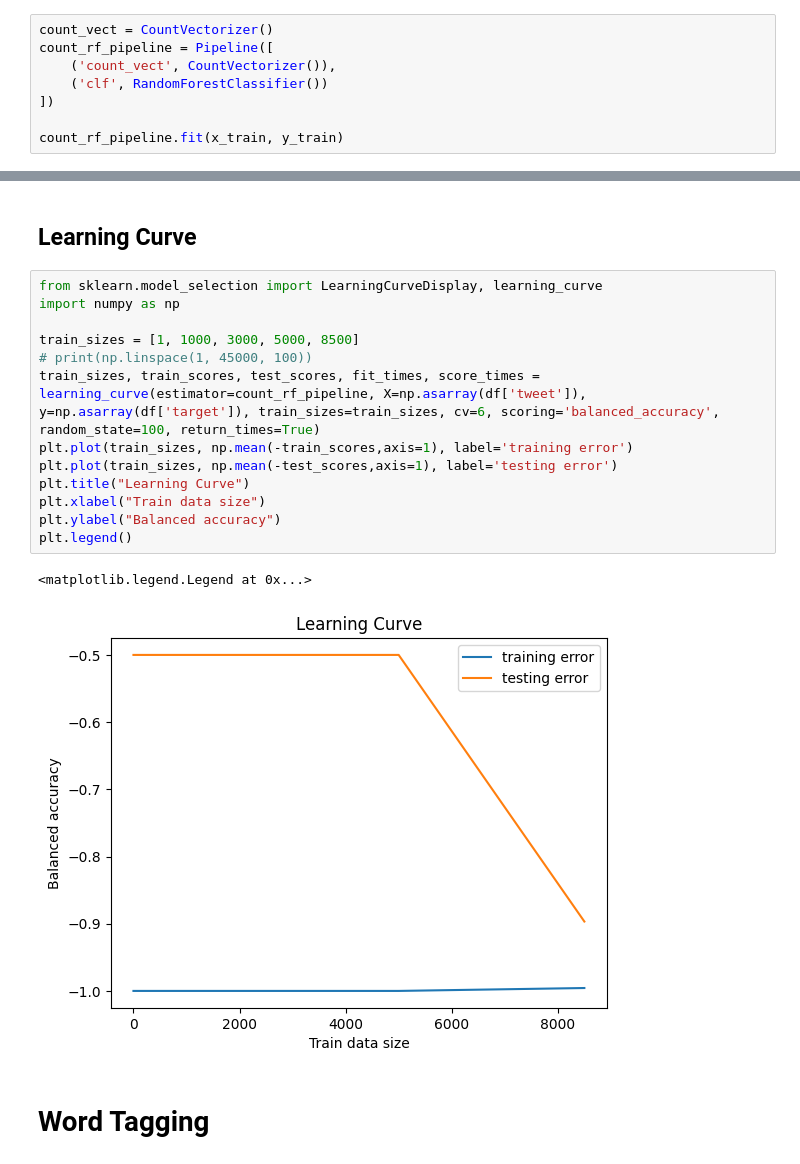
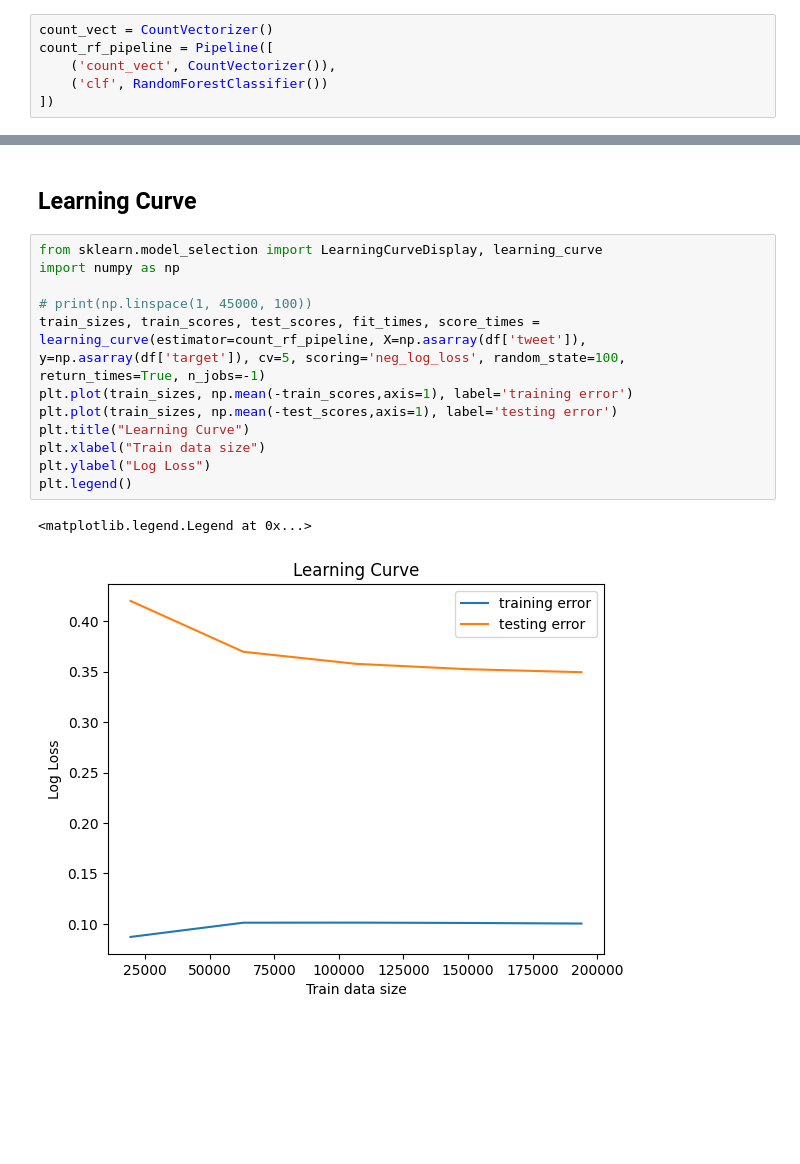
Before and after one commit to BryanEgbert/sentimental_analysis, a Jupyter notebook: depression_detection_python.ipynb, the cells around one changed output, grey strips where cells are left out. Drawn from its saved outputs; the diff is of its cells as text; blank space fills up the shorter version.

```diff
--- a/depression_detection_python.ipynb
+++ b/depression_detection_python.ipynb
@@ -291,5 +279,3 @@ count_rf_pipeline = Pipeline([
     ('count_vect', CountVectorizer()),
     ('clf', RandomForestClassifier())
 ])
-
-count_rf_pipeline.fit(x_train, y_train)
@@ -331,18 +305,15 @@ cv_result
 # %%
 from sklearn.model_selection import LearningCurveDisplay, learning_curve
 import numpy as np
 
-train_sizes = [1, 1000, 3000, 5000, 8500]
 # print(np.linspace(1, 45000, 100))
-train_sizes, train_scores, test_scores, fit_times, score_times = learning_curve(estimator=count_rf_pipeline, X=np.asarray(df['tweet']), y=np.asarray(df['target']), train_sizes=train_sizes, cv=6, scoring='balanced_accuracy', random_state=100, return_times=True)
+train_sizes, train_scores, test_scores, fit_times, score_times = learning_curve(estimator=count_rf_pipeline, X=np.asarray(df['tweet']), y=np.asarray(df['target']), cv=5, scoring='neg_log_loss', random_state=100, return_times=True, n_jobs=-1)
 plt.plot(train_sizes, np.mean(-train_scores,axis=1), label='training error')
 plt.plot(train_sizes, np.mean(-test_scores,axis=1), label='testing error')
 plt.title("Learning Curve")
 plt.xlabel("Train data size")
-plt.ylabel("Balanced accuracy")
+plt.ylabel("Log Loss")
 plt.legend()
 # %% [output]
 <matplotlib.legend.Legend at 0x...>
-[figure, old version]
+[figure, new version]
-# %% [markdown]
-# Word Tagging
```
Also changed, not shown: parts of 22 cells of this notebook, 3 other files.
